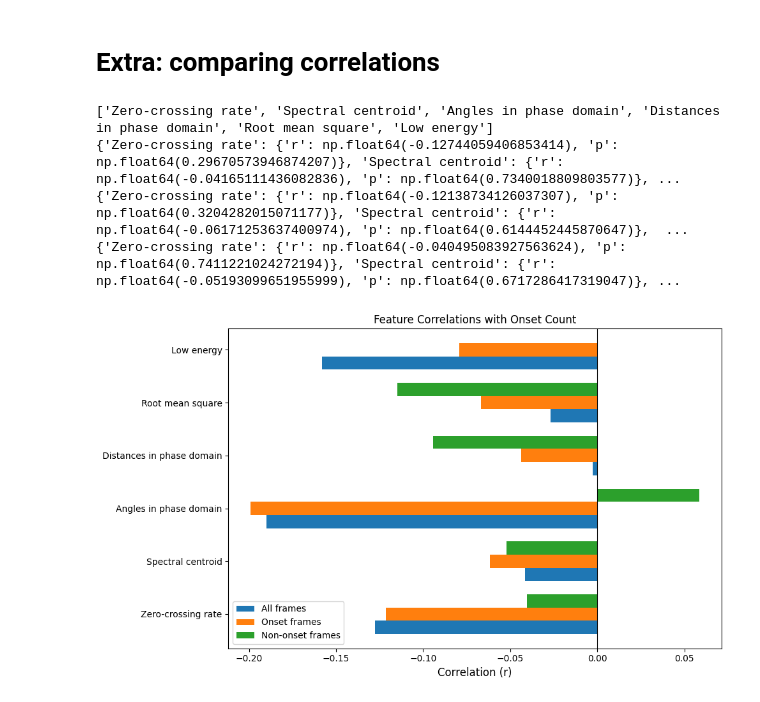
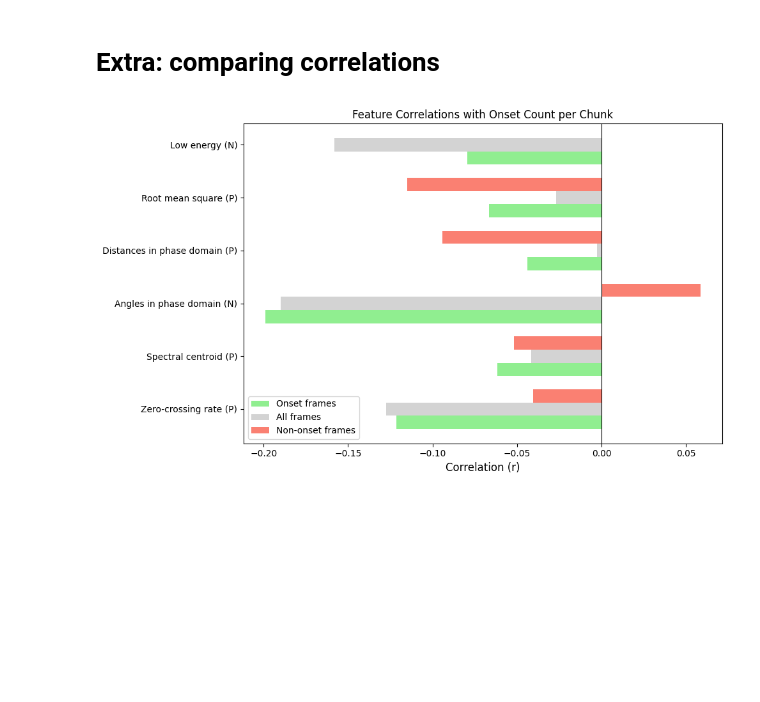
Before and after one commit to martijuanola/RWTH-AIiM, a Jupyter notebook: exercices/e3/e3-main.ipynb, the cells around one changed output. Saved outputs shown, nothing was run; the diff lists cells and outputs as text; code cells hidden in the pictures; blank space fills up the shorter version.

Commit message:
[E3] - correlation comparison plot

```diff
--- a/exercices/e3/e3-main.ipynb
+++ b/exercices/e3/e3-main.ipynb
@@ -357,46 +357,54 @@ Plotting for feature: Low energy
 # %% [markdown]
 # Extra: comparing correlations
 # %%
-def plot_correlation_comparison(regression_maps, title="Feature Correlations with Onset Count"):
+expected_correlation = {
+    "Zero-crossing rate": True,
+    "Spectral centroid": True,
+    "Angles in phase domain": False,
+    "Distances in phase domain": True,
+    "Root mean square": True,
+    "Low energy": False,
+}
+
+
+def plot_correlation_comparison(regression_maps, title="Feature Correlations with Onset Count per Chunk"):
     """
     regression_maps: dict with keys like 'all_frames', 'onset_frames', 'non_onset_frames'
                      each containing {feature_name: {'r': value, 'p': value}}
     """
     features = list(next(iter(regression_maps.values())).keys())
-    print(features)
 
     fig, ax = plt.subplots(figsize=(10, 6))
 
     x = np.arange(len(features))
     width = 0.25
 
+    colors = ['lightgreen', 'lightgrey', 'salmon']
+
     for i, (label, data) in enumerate(regression_maps.items()):
-        print(data)
         r_values = [data[f]['r'] if f in data else 0 for f in features]
         p_values = [data[f]['p'] if f in data else 1 for f in features]
 
-        ax.barh(x + i * width, r_values, width, label=label)
+        ax.barh(x + i * width, r_values, width, label=label, color=colors[i])
+
+    mod_features = [f"{f} (P)" if expected_correlation[f] else f"{f} (N)" for f in features]
 
     ax.set_xlabel('Correlation (r)', fontsize=12)
     ax.set_yticks(x + width)
-    ax.set_yticklabels(features)
+    ax.set_yticklabels(mod_features)
     ax.axvline(x=0, color='black', linestyle='-', linewidth=0.8)
     ax.legend()
     ax.set_title(title)
     plt.tight_layout()
     plt.show()
 
 
 # Usage:
 correlation_results = {
+    'Onset frames': onset_correlations,
     'All frames': og_correlations,
-    'Onset frames': onset_correlations,
     'Non-onset frames': non_onset_correlations
 }
 plot_correlation_comparison(correlation_results)
 # %% [output]
-['Zero-crossing rate', 'Spectral centroid', 'Angles in phase domain', 'Distances in phase domain', 'Root mean square', 'Low energy']
-{'Zero-crossing rate': {'r': np.float64(-0.12744059406853414), 'p': np.float64(0.29670573946874207)}, 'Spectral centroid': {'r': np.float64(-0.04165111436082836), 'p': np.float64(0.7340018809803577)}, ...
-{'Zero-crossing rate': {'r': np.float64(-0.12138734126037307), 'p': np.float64(0.3204282015071177)}, 'Spectral centroid': {'r': np.float64(-0.06171253637400974), 'p': np.float64(0.6144452445870647)},  ...
-{'Zero-crossing rate': {'r': np.float64(-0.040495083927563624), 'p': np.float64(0.7411221024272194)}, 'Spectral centroid': {'r': np.float64(-0.05193099651955999), 'p': np.float64(0.6717286417319047)}, ...
-[figure, old version]
+[figure, new version]
```
